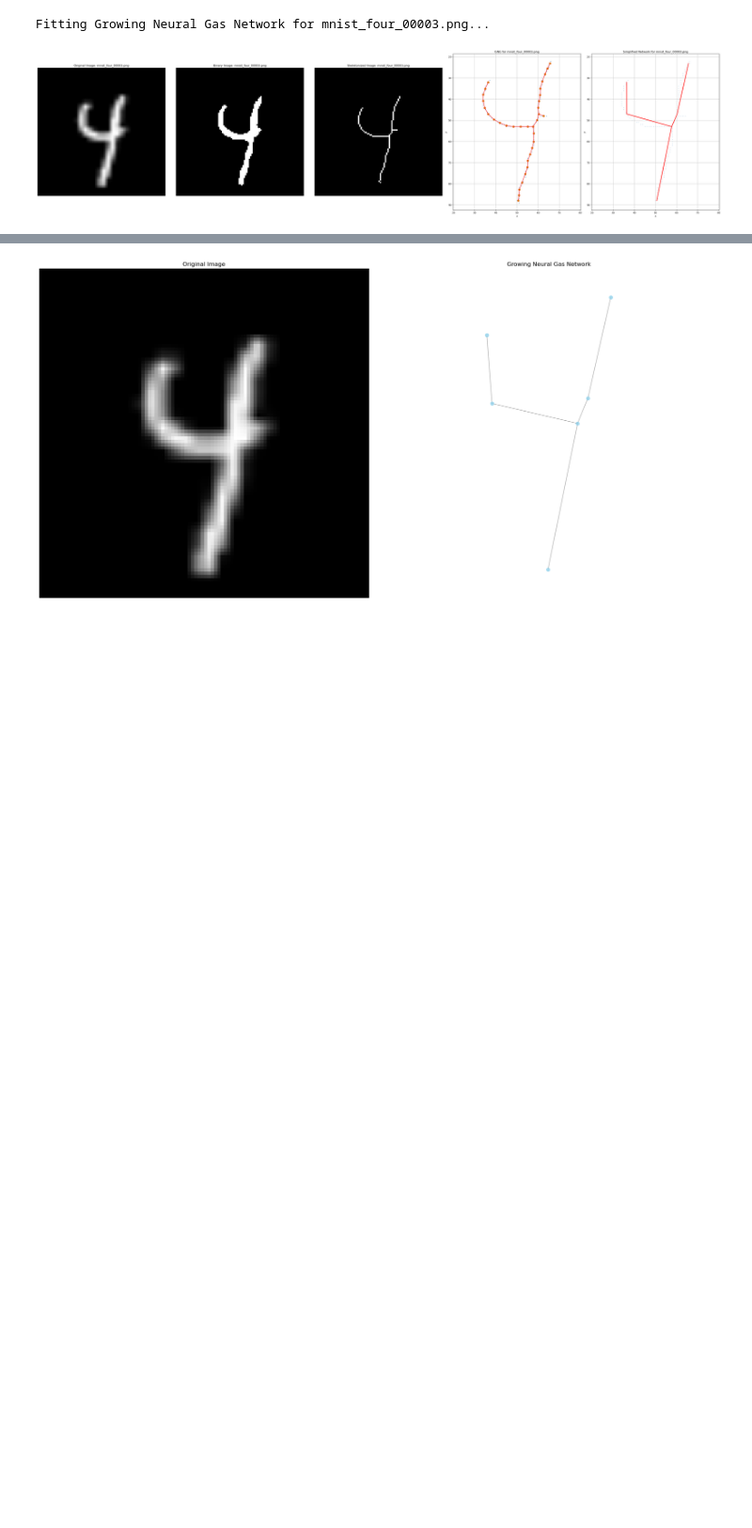
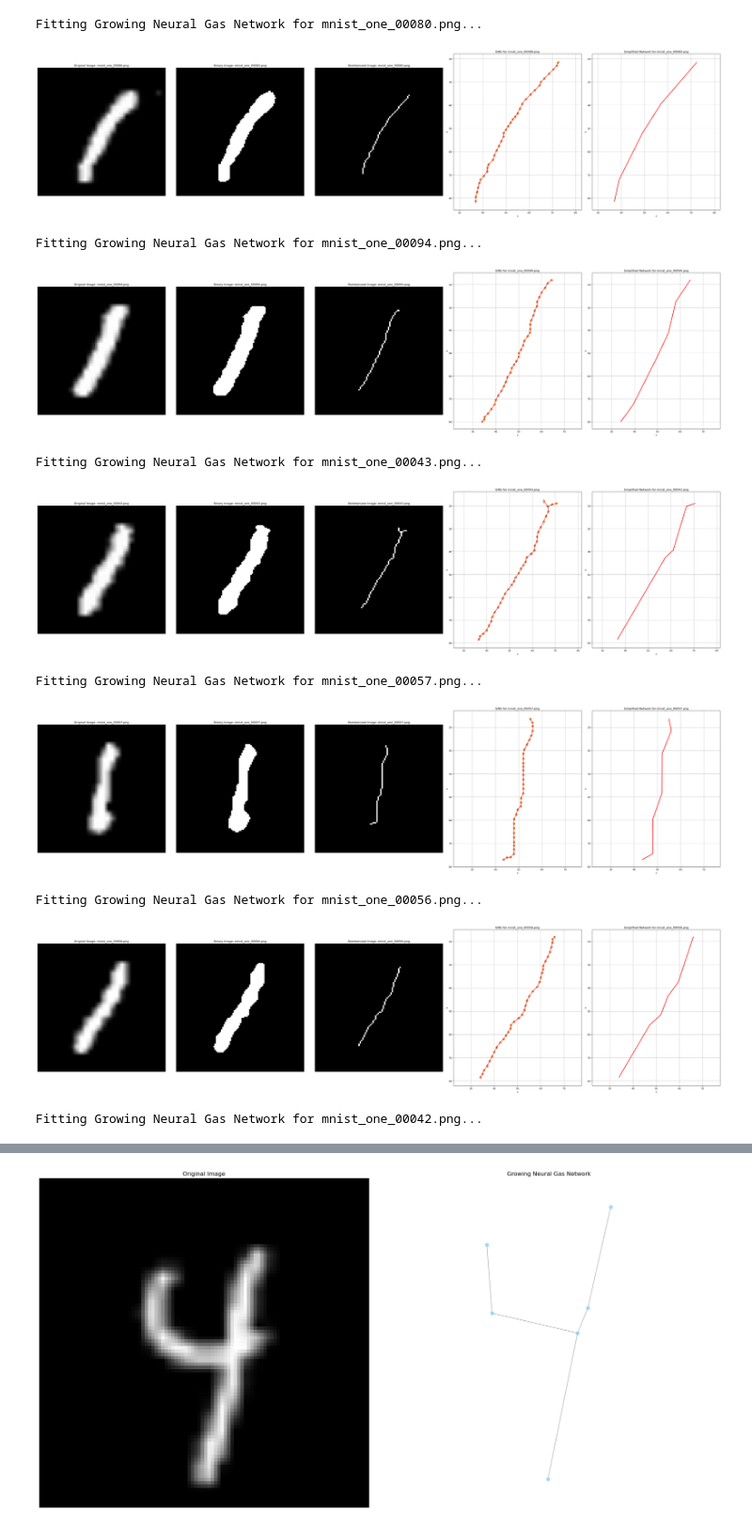
Before and after one commit to NaturalAGI-Lab/NaturalAGI, a Jupyter notebook: src/skeletonization/skeletonization_gaz.ipynb, the cells around one changed output, grey strips where cells are left out. Shown at 94% size. Drawn from its saved outputs; the diff is of its cells as text; code cells hidden in the pictures; blank space fills up the shorter version.

```diff
--- a/src/skeletonization/skeletonization_gaz.ipynb
+++ b/src/skeletonization/skeletonization_gaz.ipynb
@@ -8,6 +8,12 @@ import os
 from skimage.morphology import skeletonize
 from skimage.util import img_as_ubyte
 from rdp import rdp
+
+epsilon = 1
+
+# Read all images from the specified folder
+folder_path = '../../tests/generated_samples/mnist_ones'  # Replace with the actual folder path
+image_files = [f for f in os.listdir(folder_path) if f.lower().endswith(('.png', '.jpg', '.jpeg', '.bmp', '.tiff', '.gif'))]
 
 def simplify_network(net, epsilon=2.0):
     # Find endpoints and intersections
@@ -48,16 +54,12 @@ def simplify_network(net, epsilon=2.0):
 
     return simplified_segments
 
-# Read all images from the specified folder
-folder_path = '../../tests/generated_samples/sk-test'  # Replace with the actual folder path
-image_files = [f for f in os.listdir(folder_path) if f.endswith('.png')]
-
 for image_file in image_files:
     # Read the image
     data = cv2.imread(os.path.join(folder_path, image_file), 0)
 
     # Skeletonize the image
-    binary = data > 160
+    binary = data > 150
     skeleton = skeletonize(binary)
     skeleton = img_as_ubyte(skeleton)
 
@@ -90,7 +92,7 @@ for image_file in image_files:
     net = gng.fit(points_np, params)
 
     # Simplify the network
-    simplified_network = simplify_network(net, epsilon=3.0)
+    simplified_network = simplify_network(net, epsilon=epsilon)
 
     # Create a figure with four subplots side by side
     fig, (ax1, ax2, ax3, ax4, ax5) = plt.subplots(1, 5, figsize=(40, 10))
@@ -113,32 +115,41 @@ for image_file in image_files:
     ax4.grid()
     ax4.scatter(points_np[:, 0], points_np[:, 1], s=2)
     for i in range(params.N):
         for j in range(i+1, params.N):
             if net.C[i, j] == 1:
                 ax4.plot([net.w[i, 0], net.w[j, 0]], [net.w[i, 1], net.w[j, 1]], c='r')
 
     ax4.scatter(net.w[:, 0], net.w[:, 1], s=60, c='y', edgecolors='r')
 
     ax4.set_title(f'GNG for {image_file}')
     ax4.set_xlabel('x')
     ax4.set_ylabel('y')
     ax4.axis('equal')
     ax4.invert_yaxis()  # Invert y-axis to match image coordinates
 
     # Plot simplified network on the right
     ax5.grid()
     ax5.scatter(points_np[:, 0], points_np[:, 1], s=2, alpha=0.3)
     for segment in simplified_network:
         ax5.plot(segment[:, 0], segment[:, 1], 'r-', linewidth=2)
 
     ax5.set_title(f'Simplified Network for {image_file}')
     ax5.set_xlabel('x')
     ax5.set_ylabel('y')
     ax5.axis('equal')
     ax5.invert_yaxis()  # Invert y-axis to match image coordinates
 
     plt.tight_layout()
     plt.show()
 # %% [output]
-Fitting Growing Neural Gas Network for mnist_four_00003.png...
+Fitting Growing Neural Gas Network for mnist_one_00080.png...
-[figure, old version]
+[figure, new version]
+Fitting Growing Neural Gas Network for mnist_one_00094.png...
+[figure, added]
+Fitting Growing Neural Gas Network for mnist_one_00043.png...
+[figure, added]
+Fitting Growing Neural Gas Network for mnist_one_00057.png...
+[figure, added]
+Fitting Growing Neural Gas Network for mnist_one_00056.png...
+[figure, added]
+Fitting Growing Neural Gas Network for mnist_one_00042.png...
```
Also changed, not shown: parts of 1 cell of this notebook, 19 other files.
